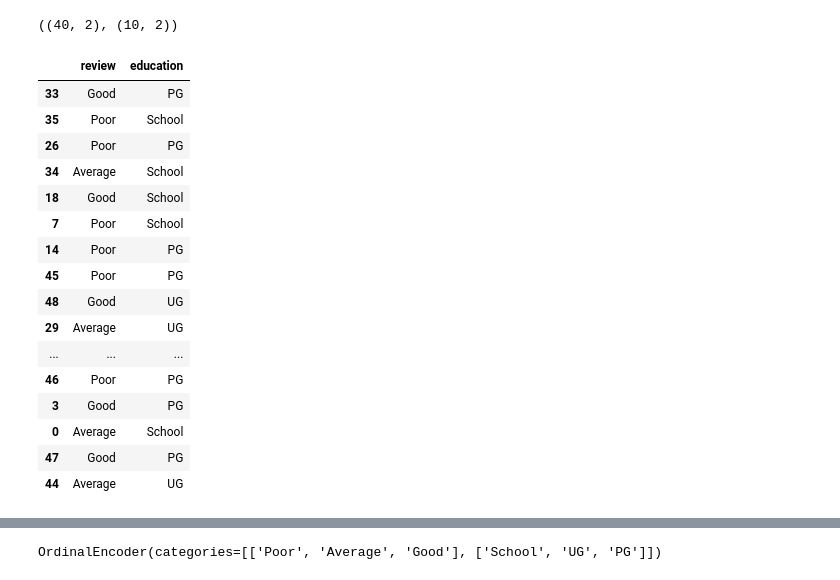
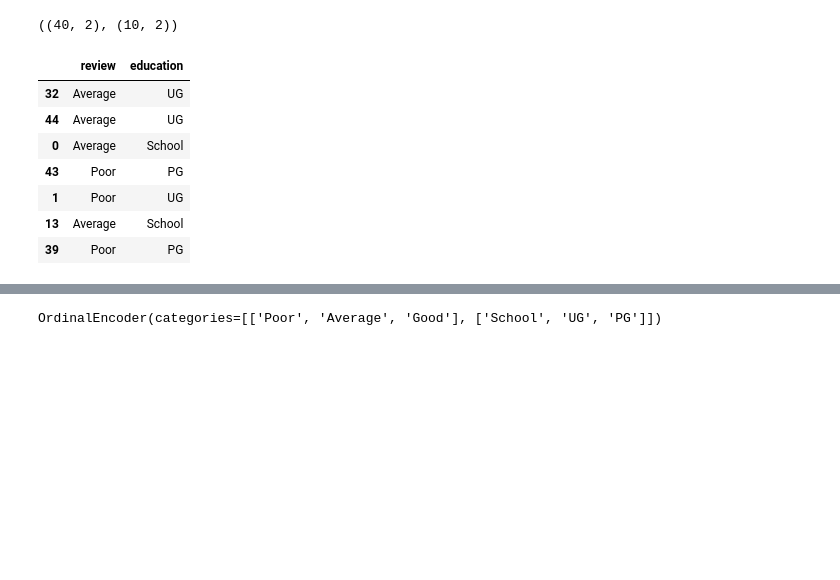
Before and after one commit to Garv016/ML-journey, a Jupyter notebook: 05_feature_eng/ordinal_label.ipynb, the cells around one changed output, grey strips where cells are left out. Cells and saved outputs as stored; diff of their text form; code cells hidden in the pictures; blank space fills up the shorter version.

```diff
--- a/05_feature_eng/ordinal_label.ipynb
+++ b/05_feature_eng/ordinal_label.ipynb
@@ -36,24 +36,15 @@ X_train.shape, X_test.shape
 # %%
 from sklearn.preprocessing import OrdinalEncoder
 # %%
-X_train
+X_train.sample(7)
 # %% [output]
 |  | review | education |
-| 33 | Good | PG |
-| 35 | Poor | School |
-| 26 | Poor | PG |
-| 34 | Average | School |
-| 18 | Good | School |
-| 7 | Poor | School |
-| 14 | Poor | PG |
-| 45 | Poor | PG |
-| 48 | Good | UG |
-| 29 | Average | UG |
-| ... | ... | ... |
-| 46 | Poor | PG |
-| 3 | Good | PG |
+| 32 | Average | UG |
+| 44 | Average | UG |
 | 0 | Average | School |
-| 47 | Good | PG |
-| 44 | Average | UG |
+| 43 | Poor | PG |
+| 1 | Poor | UG |
+| 13 | Average | School |
+| 39 | Poor | PG |
 # %%
 y_train = pd.DataFrame(y_train)
```
Also changed, not shown: parts of 5 cells of this notebook, 8 other files.
